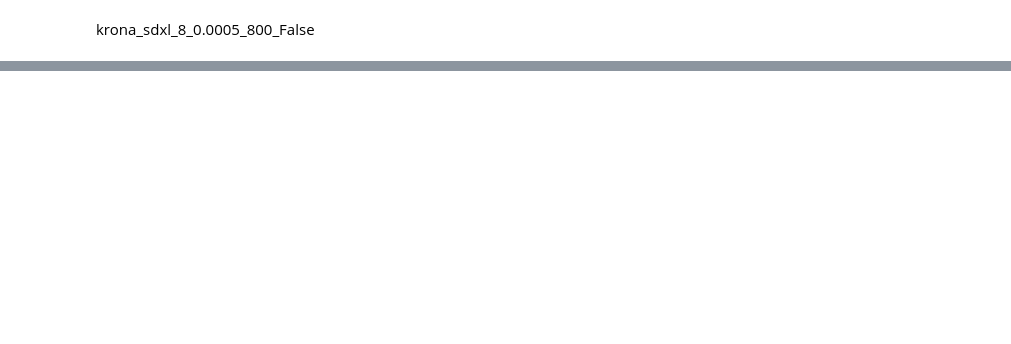
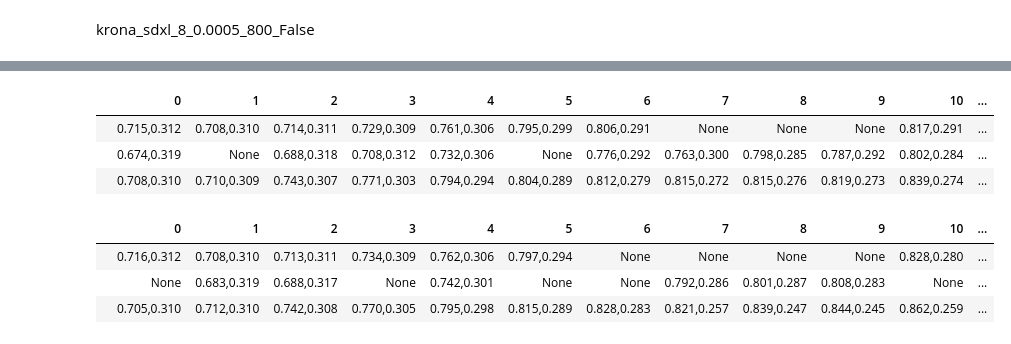
Before and after one commit to shyammarjit/tune_diffusion, a Jupyter notebook: examples/dreambooth/analysis.ipynb, the cells around one changed output, grey strips where cells are left out. Drawn from its saved outputs; the diff is of its cells as text; code cells hidden in the pictures; blank space fills up the shorter version.

Commit message:
lora_old

```diff
--- a/examples/dreambooth/analysis.ipynb
+++ b/examples/dreambooth/analysis.ipynb
@@ -99,2 +101,11 @@ df_new
 # %% [markdown]
 krona_sdxl_8_0.0005_800_False
+# %%
+import pandas as pd
+# Assuming you have the CSV data in a variable called "csv_data"
+# If not, you can read it from a file using pd.read_csv('your_file_path.csv')
+data = '/home/btech/ayush.singh/HSN/tune_diffusion/examples/dreambooth/data.csv'
+
+# Create a DataFrame from the data
+df = pd.read_csv(data)
+print(df)
@@ -100,0 +141,8 @@ krona_sdxl_8_0.0005_800_False
+# %%
+DatasetName = 'dog2'
+model_type = 'sdxl'
+Adaptor = 'lora'
+
+type_ = 'lora'
+dataset = dog2
+dataset_name= 'dog2'
@@ -100,0 +208,14 @@ krona_sdxl_8_0.0005_800_False
+# %%
+m[0]
+# %% [output]
+|  | 0 | 1 | 2 | 3 | 4 | 5 | 6 | 7 | 8 | 9 | 10 | ... |
+|  | 0.715,0.312 | 0.708,0.310 | 0.714,0.311 | 0.729,0.309 | 0.761,0.306 | 0.795,0.299 | 0.806,0.291 | None | None | None | 0.817,0.291 | ... |
+|  | 0.674,0.319 | None | 0.688,0.318 | 0.708,0.312 | 0.732,0.306 | None | 0.776,0.292 | 0.763,0.300 | 0.798,0.285 | 0.787,0.292 | 0.802,0.284 | ... |
+|  | 0.708,0.310 | 0.710,0.309 | 0.743,0.307 | 0.771,0.303 | 0.794,0.294 | 0.804,0.289 | 0.812,0.279 | 0.815,0.272 | 0.815,0.276 | 0.819,0.273 | 0.839,0.274 | ... |
+# %%
+m[1]
+# %% [output]
+|  | 0 | 1 | 2 | 3 | 4 | 5 | 6 | 7 | 8 | 9 | 10 | ... |
+|  | 0.716,0.312 | 0.708,0.310 | 0.713,0.311 | 0.734,0.309 | 0.762,0.306 | 0.797,0.294 | None | None | None | None | 0.828,0.280 | ... |
+|  | None | 0.683,0.319 | 0.688,0.317 | None | 0.742,0.301 | None | None | 0.792,0.286 | 0.801,0.287 | 0.808,0.283 | None | ... |
+|  | 0.705,0.310 | 0.712,0.310 | 0.742,0.308 | 0.770,0.305 | 0.795,0.298 | 0.815,0.289 | 0.828,0.283 | 0.821,0.257 | 0.839,0.247 | 0.844,0.245 | 0.862,0.259 | ... |
```
Also changed, not shown: parts of 17 cells of this notebook, 26 other files.
